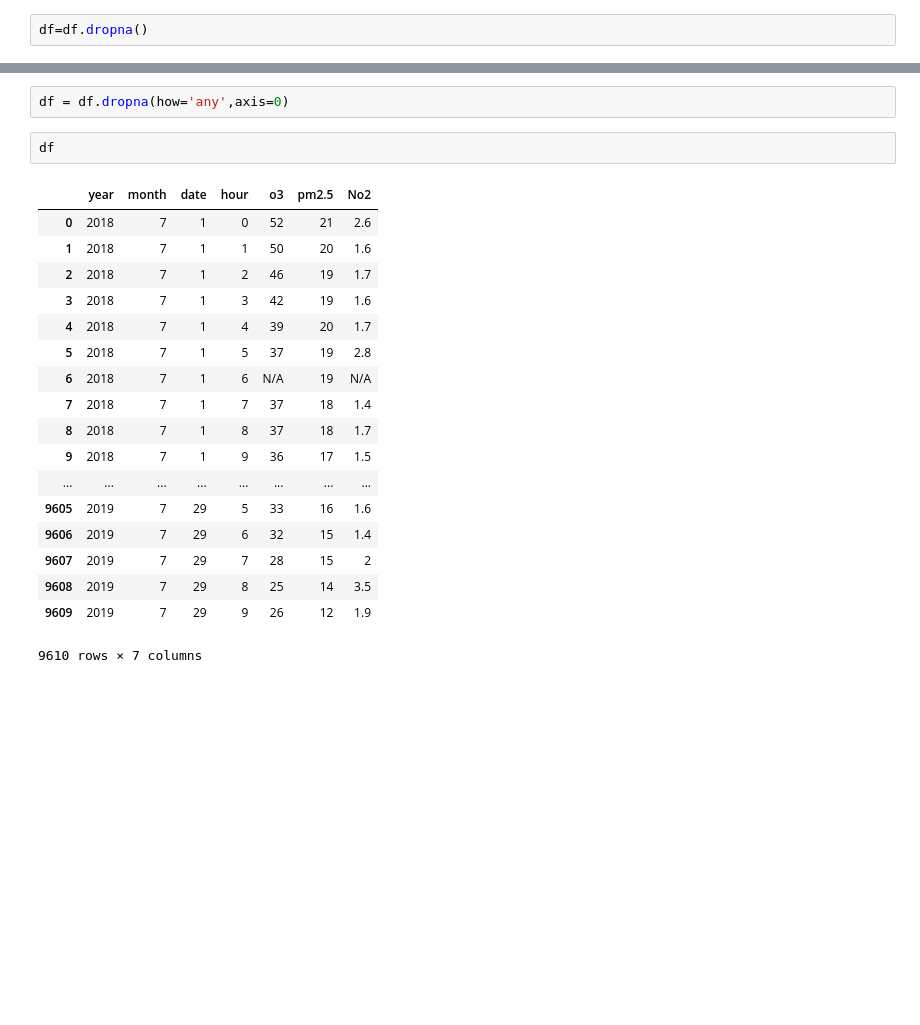
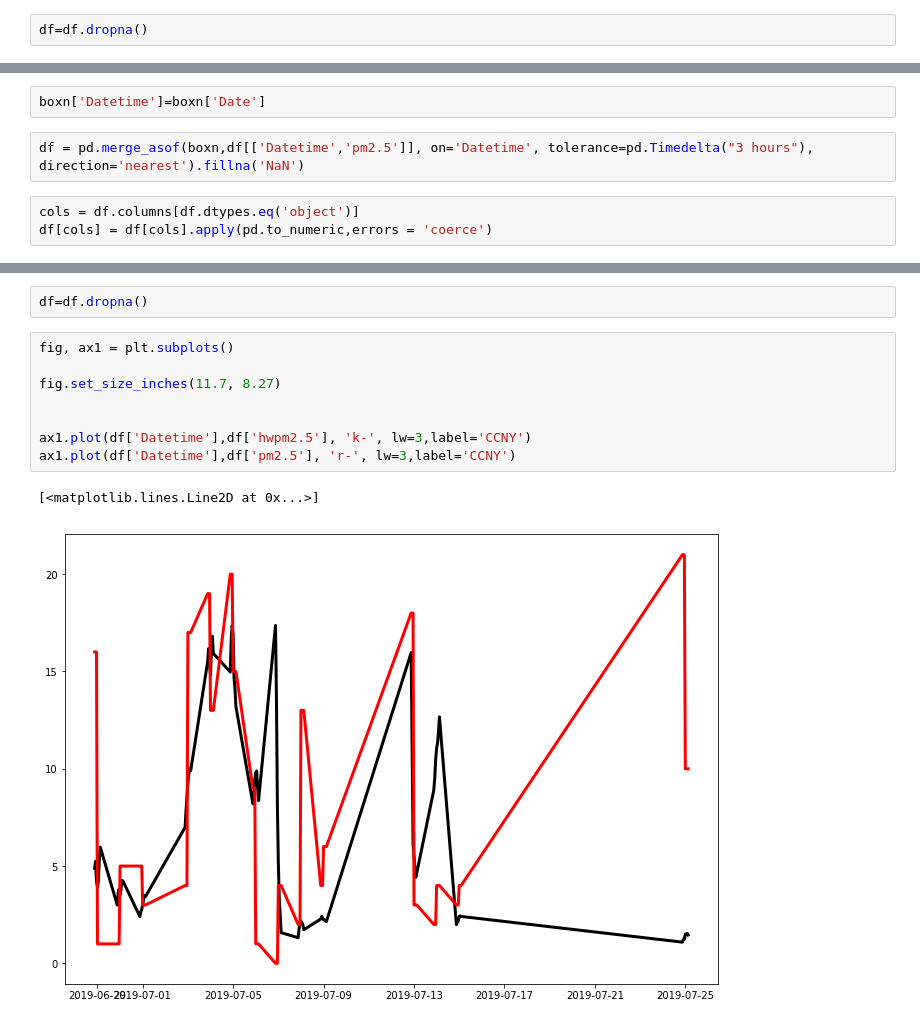
Before and after one commit to ClarksonAirlab/2019_sensor_workshop, a Jupyter notebook: Python/Tutorial/7. Machine learning with Scikit-learn.ipynb, the cells around one changed output, grey strips where cells are left out. Cells and saved outputs as stored; diff of their text form; blank space fills up the shorter version.

```diff
--- a/Python/Tutorial/7. Machine learning with Scikit-learn.ipynb
+++ b/Python/Tutorial/7. Machine learning with Scikit-learn.ipynb
@@ -26,0 +101,7 @@ Length: 9610, dtype: datetime64[ns]
+# %%
+boxn['Datetime']=boxn['Date']
+# %%
+df = pd.merge_asof(boxn,df[['Datetime','pm2.5']], on='Datetime', tolerance=pd.Timedelta("3 hours"), direction='nearest').fillna('NaN')
+# %%
+cols = df.columns[df.dtypes.eq('object')]
+df[cols] = df[cols].apply(pd.to_numeric,errors = 'coerce')
@@ -27,23 +128,13 @@ Length: 9610, dtype: datetime64[ns]
 # %%
-df = df.dropna(how='any',axis=0)
+df=df.dropna()
-# %%
-df
-# %% [output]
-|  | year | month | date | hour | o3 | pm2.5 | No2 |
-| 0 | 2018 | 7 | 1 | 0 | 52 | 21 | 2.6 |
-| 1 | 2018 | 7 | 1 | 1 | 50 | 20 | 1.6 |
-| 2 | 2018 | 7 | 1 | 2 | 46 | 19 | 1.7 |
-| 3 | 2018 | 7 | 1 | 3 | 42 | 19 | 1.6 |
-| 4 | 2018 | 7 | 1 | 4 | 39 | 20 | 1.7 |
-| 5 | 2018 | 7 | 1 | 5 | 37 | 19 | 2.8 |
-| 6 | 2018 | 7 | 1 | 6 | N/A | 19 | N/A |
-| 7 | 2018 | 7 | 1 | 7 | 37 | 18 | 1.4 |
-| 8 | 2018 | 7 | 1 | 8 | 37 | 18 | 1.7 |
-| 9 | 2018 | 7 | 1 | 9 | 36 | 17 | 1.5 |
-| ... | ... | ... | ... | ... | ... | ... | ... |
-| 9605 | 2019 | 7 | 29 | 5 | 33 | 16 | 1.6 |
-| 9606 | 2019 | 7 | 29 | 6 | 32 | 15 | 1.4 |
-| 9607 | 2019 | 7 | 29 | 7 | 28 | 15 | 2 |
-| 9608 | 2019 | 7 | 29 | 8 | 25 | 14 | 3.5 |
-| 9609 | 2019 | 7 | 29 | 9 | 26 | 12 | 1.9 |
-9610 rows × 7 columns
+# %%
+fig, ax1 = plt.subplots()
+
+fig.set_size_inches(11.7, 8.27)
+
+
+ax1.plot(df['Datetime'],df['hwpm2.5'], 'k-', lw=3,label='CCNY')
+ax1.plot(df['Datetime'],df['pm2.5'], 'r-', lw=3,label='CCNY')
+# %% [output]
+[<matplotlib.lines.Line2D at 0x...>]
+[figure, added]
```
Also changed, not shown: parts of 25 cells of this notebook, 2 other files.
